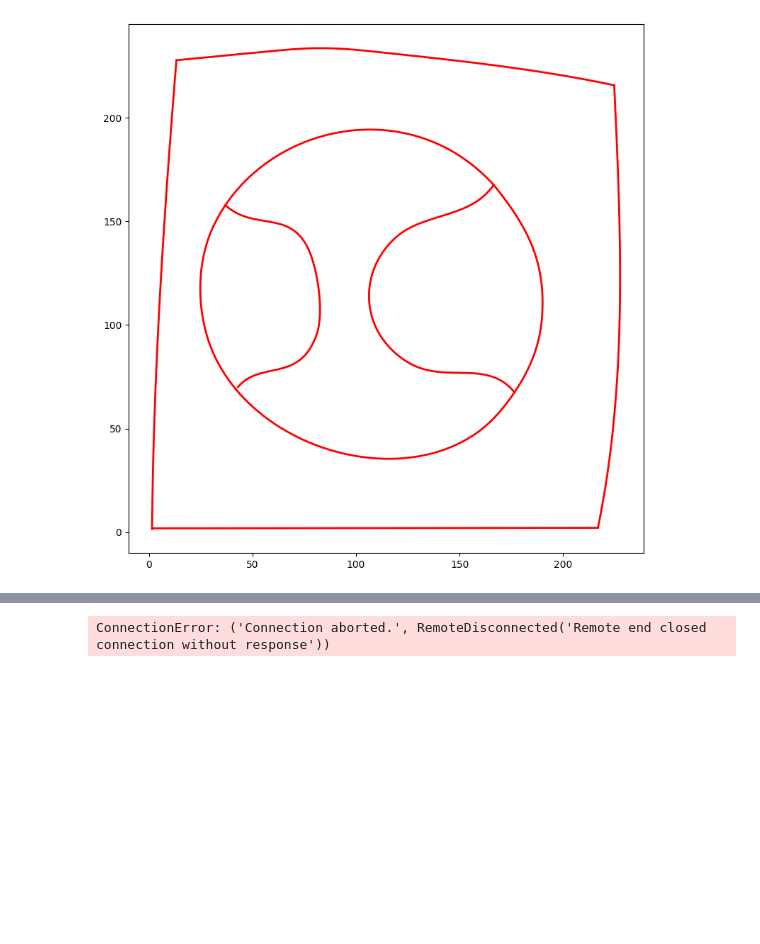
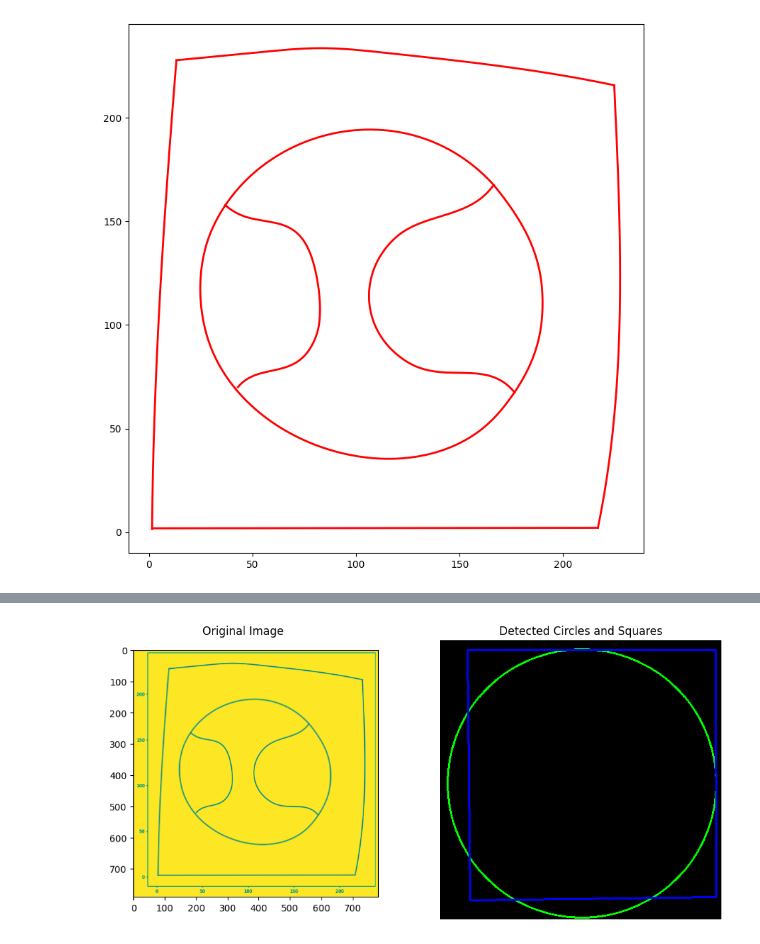
Before and after one commit to geektan123/Final, a Jupyter notebook: Adobe_GenSolve.ipynb, the cells around one changed output, grey strips where cells are left out. Drawn from its saved outputs; the diff is of its cells as text; code cells hidden in the pictures; blank space fills up the shorter version.

```diff
--- a/Adobe_GenSolve.ipynb
+++ b/Adobe_GenSolve.ipynb
@@ -130,7 +131,7 @@ def is_rectangle(approx, epsilon=0.1):
     return 1 - epsilon <= aspect_ratio <= 1 + epsilon or 1 / (1 + epsilon) <= aspect_ratio <= 1 * (1 + epsilon)
 
 
-image_path = 'Figure_1.png'
+image_path = '/download (1).png'
 image = cv2.imread(image_path)
 gray = cv2.cvtColor(image, cv2.COLOR_BGR2GRAY)
 
@@ -140,43 +141,32 @@ blurred = cv2.GaussianBlur(gray, (5, 5), 0)
 edged = cv2.Canny(blurred, 50, 150)
 contours, _ = cv2.findContours(edged.copy(), cv2.RETR_EXTERNAL, cv2.CHAIN_APPROX_SIMPLE)
 
 squares_and_rectangles = []
 for contour in contours:
     approx = cv2.approxPolyDP(contour, 0.02 * cv2.arcLength(contour, True), True)
     if is_square(approx) or is_rectangle(approx):
         squares_and_rectangles.append(approx)
 
 output_image = np.zeros_like(image)
 
 if circles is not None:
     circles = np.round(circles[0, :]).astype("int")
     for (x, y, r) in circles:
         cv2.circle(output_image, (x, y), r, (0, 255, 0), 2)
 
 for square_or_rectangle in squares_and_rectangles:
     cv2.drawContours(output_image, [square_or_rectangle], -1, (255, 0, 0), 2)
 
 
 fig, axes = plt.subplots(1, 2, figsize=(12, 6))
 axes[0].imshow(cv2.cvtColor(image, cv2.COLOR_BGR2RGB))
 axes[0].set_title('Original Image')
 axes[0].axis('off')
 
 axes[1].imshow(cv2.cvtColor(output_image, cv2.COLOR_BGR2RGB))
 axes[1].set_title('Detected Circles and Squares')
 axes[1].axis('off')
 
 plt.show()
+# %% [output]
+[figure, added]
-# %%
-import requests
-
-# Example usage of the presigned URL
-response = requests.get('https://kicyber2024-3267a11b4dcb-presign-0.chals.io')
-
-if response.status_code == 200:
-    with open('downloaded_file', 'wb') as f:
-        f.write(response.content)
-else:
-    print(f"Failed to download file: {response.status_code}")
-# %% [output]
-ConnectionError: ('Connection aborted.', RemoteDisconnected('Remote end closed connection without response'))
```
Also changed, not shown: parts of 2 cells of this notebook.
